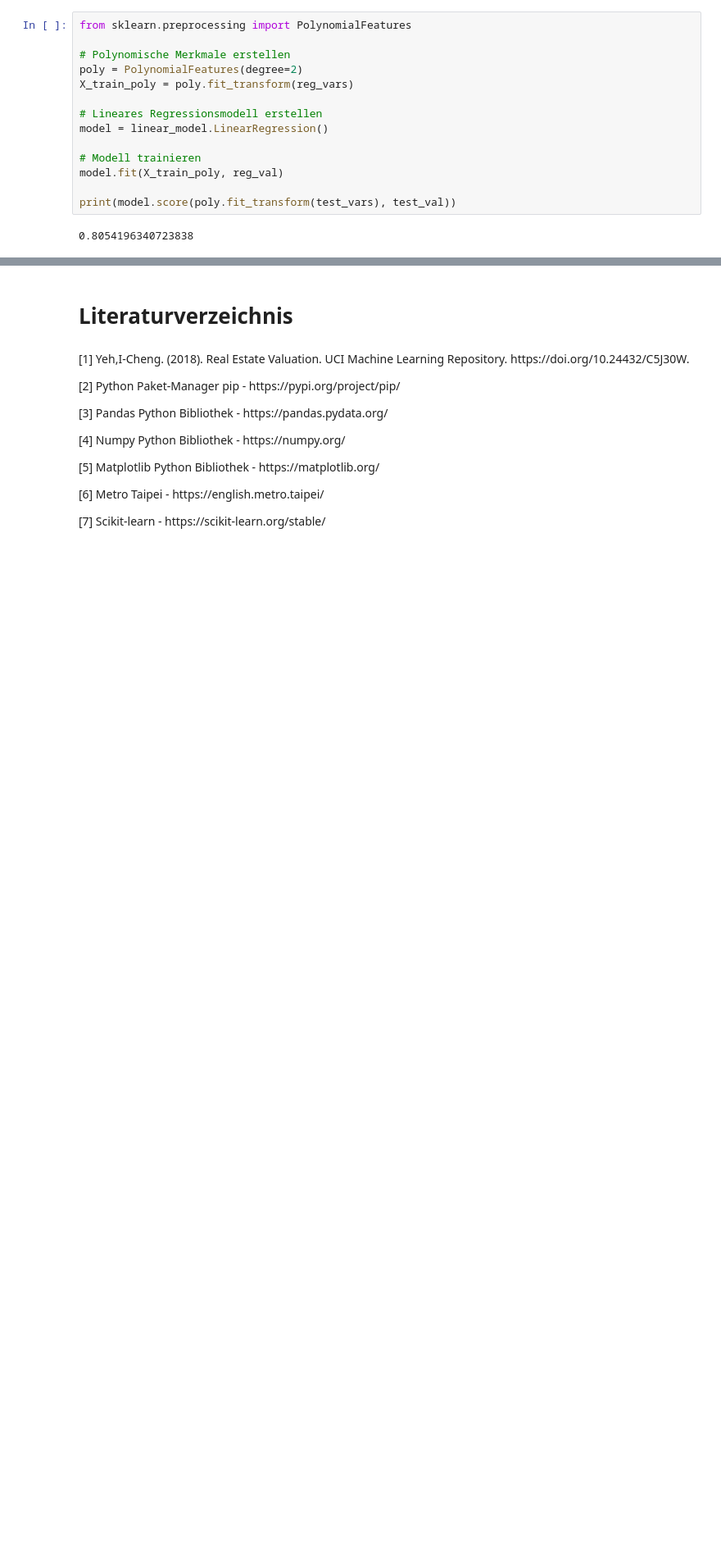
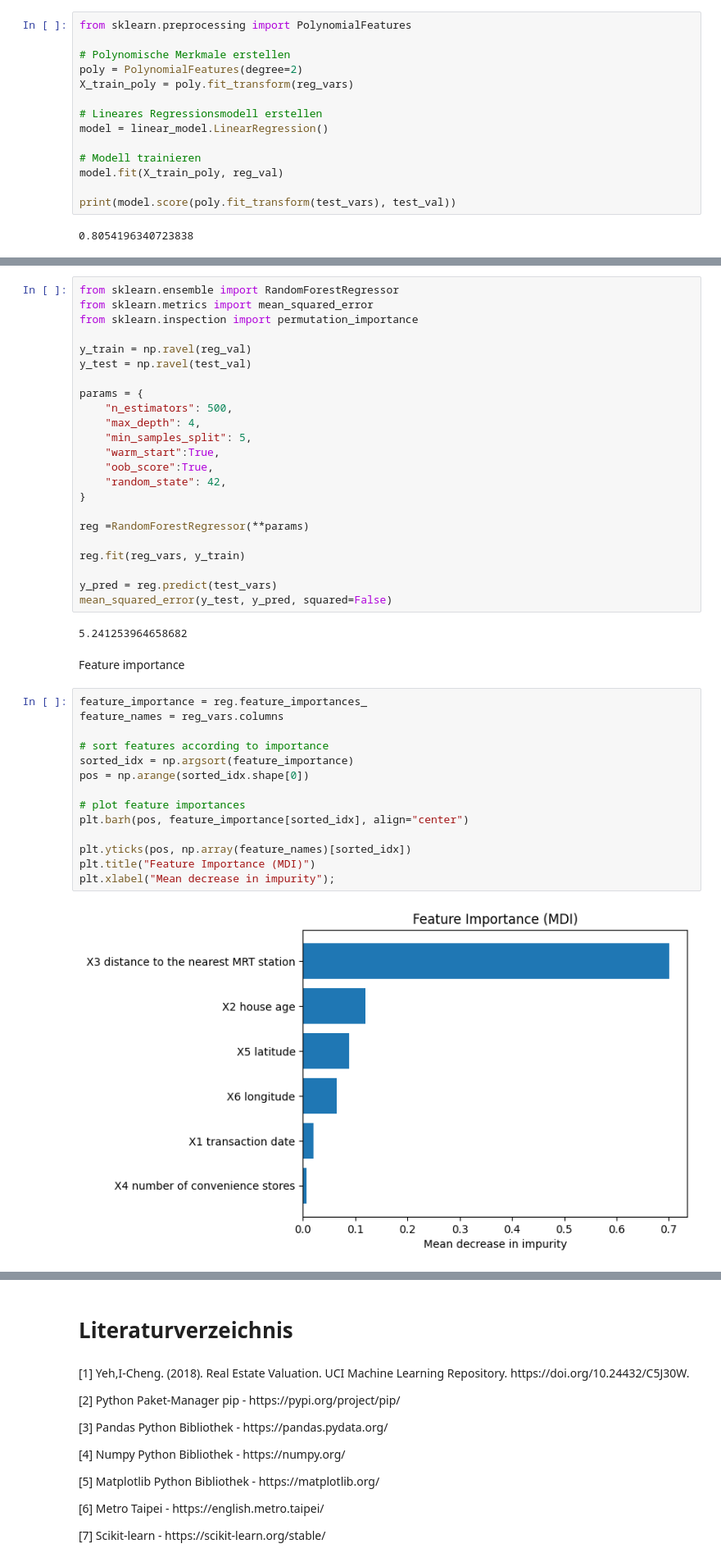
Before and after one commit to TillWege/dm-ml, a Jupyter notebook: paper.ipynb, the cells around one changed output, grey strips where cells are left out. Shown: that part at 82% size. Saved outputs shown, nothing was run; the diff lists cells and outputs as text; blank space fills up the shorter version.

Commit message:
random forrest idk

```diff
--- a/paper.ipynb
+++ b/paper.ipynb
@@ -302,0 +305,43 @@ print(model.score(poly.fit_transform(test_vars), test_val))
+# %%
+from sklearn.ensemble import RandomForestRegressor
+from sklearn.metrics import mean_squared_error
+from sklearn.inspection import permutation_importance
+
+y_train = np.ravel(reg_val)
+y_test = np.ravel(test_val)
+
+params = {
+    "n_estimators": 500,
+    "max_depth": 4,
+    "min_samples_split": 5,
+    "warm_start":True,
+    "oob_score":True,
+    "random_state": 42,
+}
+
+reg =RandomForestRegressor(**params)
+
+reg.fit(reg_vars, y_train)
+
+y_pred = reg.predict(test_vars)
+mean_squared_error(y_test, y_pred, squared=False)
+# %% [output]
+5.241253964658682
+# %% [markdown]
+Feature importance
+# %%
+feature_importance = reg.feature_importances_
+feature_names = reg_vars.columns
+
+# sort features according to importance
+sorted_idx = np.argsort(feature_importance)
+pos = np.arange(sorted_idx.shape[0])
+
+# plot feature importances
+plt.barh(pos, feature_importance[sorted_idx], align="center")
+
+plt.yticks(pos, np.array(feature_names)[sorted_idx])
+plt.title("Feature Importance (MDI)")
+plt.xlabel("Mean decrease in impurity");
+# %% [output]
+[figure, added]
```
Also changed, not shown: parts of 3 cells of this notebook.
